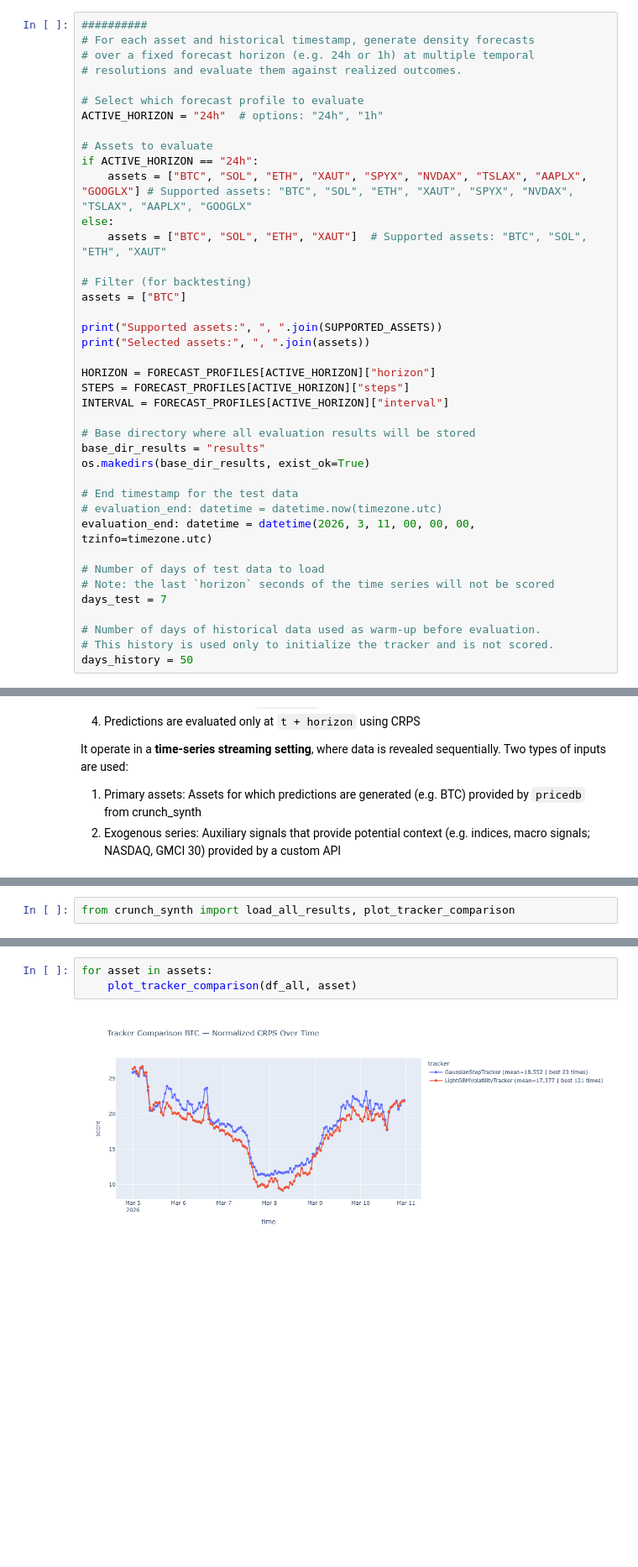
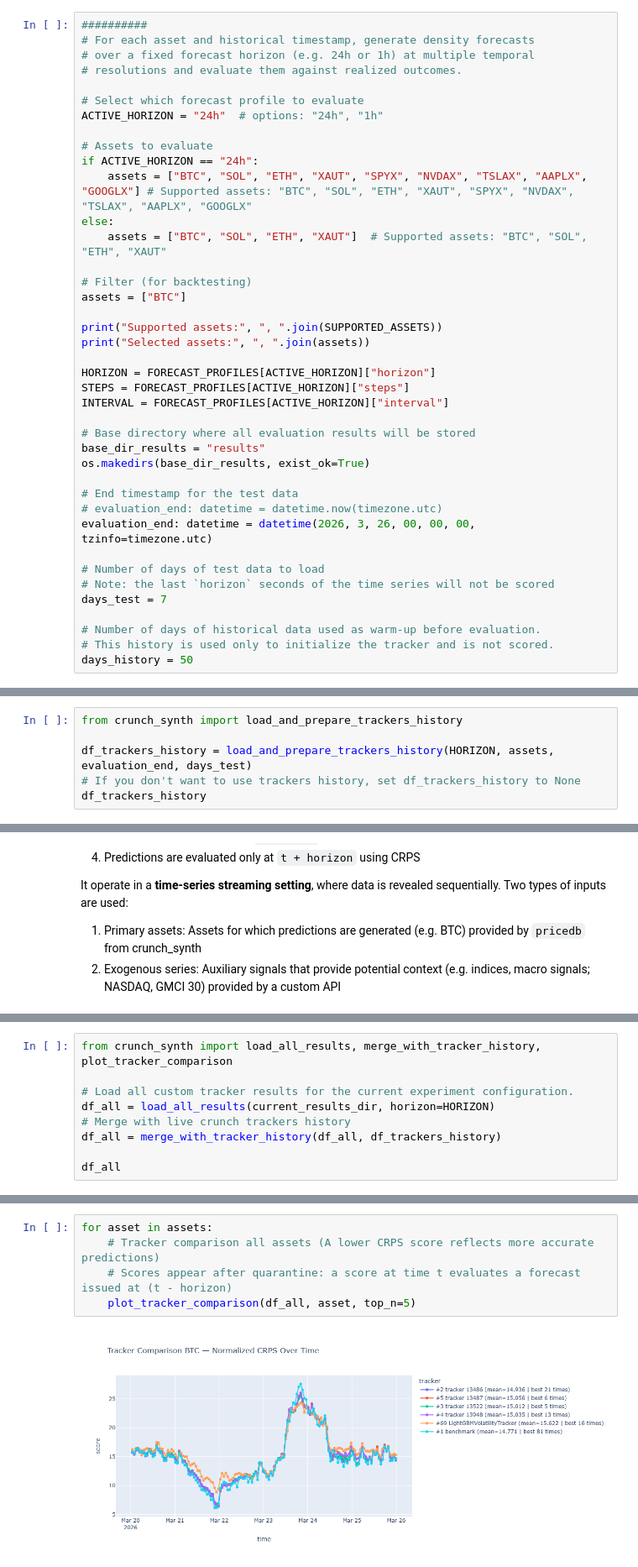
Before and after one commit to crunchdao/crunch-synth, a Jupyter notebook: crunch_synth/examples/lightgbmtracker.ipynb, the cells around one changed output, grey strips where cells are left out. Shown at 84% size. Cells and saved outputs as stored; diff of their text form; blank space fills up the shorter version.

Commit message:
update quickstarters: add option to compare with trackers history

```diff
--- a/crunch_synth/examples/lightgbmtracker.ipynb
+++ b/crunch_synth/examples/lightgbmtracker.ipynb
@@ -99,7 +99,7 @@ os.makedirs(base_dir_results, exist_ok=True)
 
 # End timestamp for the test data
 # evaluation_end: datetime = datetime.now(timezone.utc)
-evaluation_end: datetime = datetime(2026, 3, 11, 00, 00, 00, tzinfo=timezone.utc)
+evaluation_end: datetime = datetime(2026, 3, 26, 00, 00, 00, tzinfo=timezone.utc)
 
 # Number of days of test data to load
 # Note: the last `horizon` seconds of the time series will not be scored
@@ -157,0 +166,6 @@ Dataset:
+# %%
+from crunch_synth import load_and_prepare_trackers_history
+
+df_trackers_history = load_and_prepare_trackers_history(HORIZON, assets, evaluation_end, days_test)
+# If you don't want to use trackers history, set df_trackers_history to None
+df_trackers_history
@@ -1536,2 +1597,9 @@ This section compares the performance of different trackers.
 # %%
-from crunch_synth import load_all_results, plot_tracker_comparison
+from crunch_synth import load_all_results, merge_with_tracker_history, plot_tracker_comparison
+
+# Load all custom tracker results for the current experiment configuration.
+df_all = load_all_results(current_results_dir, horizon=HORIZON)
+# Merge with live crunch trackers history
+df_all = merge_with_tracker_history(df_all, df_trackers_history)
+
+df_all
@@ -1565,8 +1623,10 @@ plot_tracker_comparison(df_all)
 # %%
 for asset in assets:
-    plot_tracker_comparison(df_all, asset)
+    # Tracker comparison all assets (A lower CRPS score reflects more accurate predictions)
+    # Scores appear after quarantine: a score at time t evaluates a forecast issued at (t - horizon)
+    plot_tracker_comparison(df_all, asset, top_n=5)
 # %% [output]
-[figure, old version]
+[figure, new version]
 # %% [markdown]
 # Where to Experiment
 
```
Also changed, not shown: parts of 12 cells of this notebook, 1 other file.
